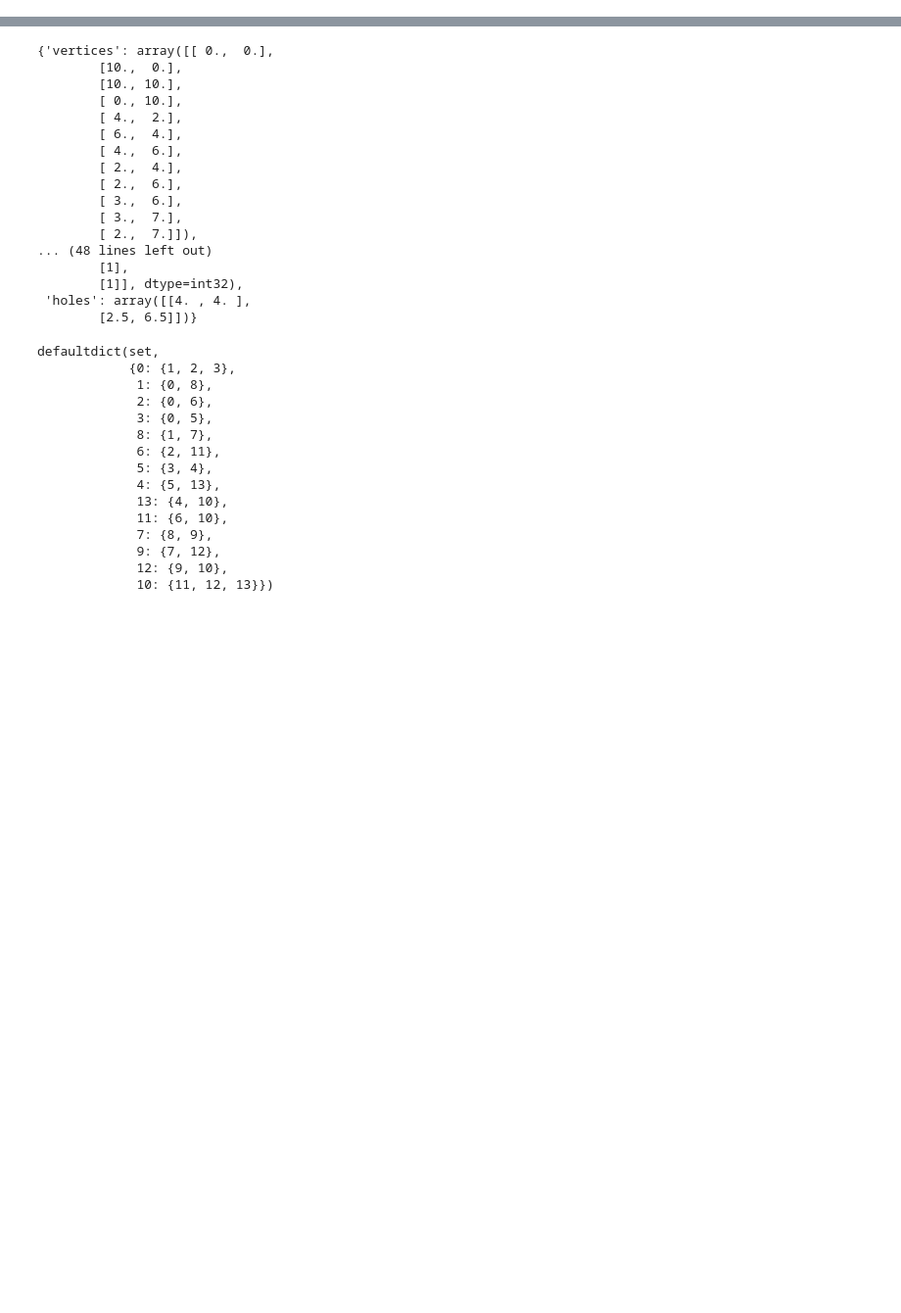
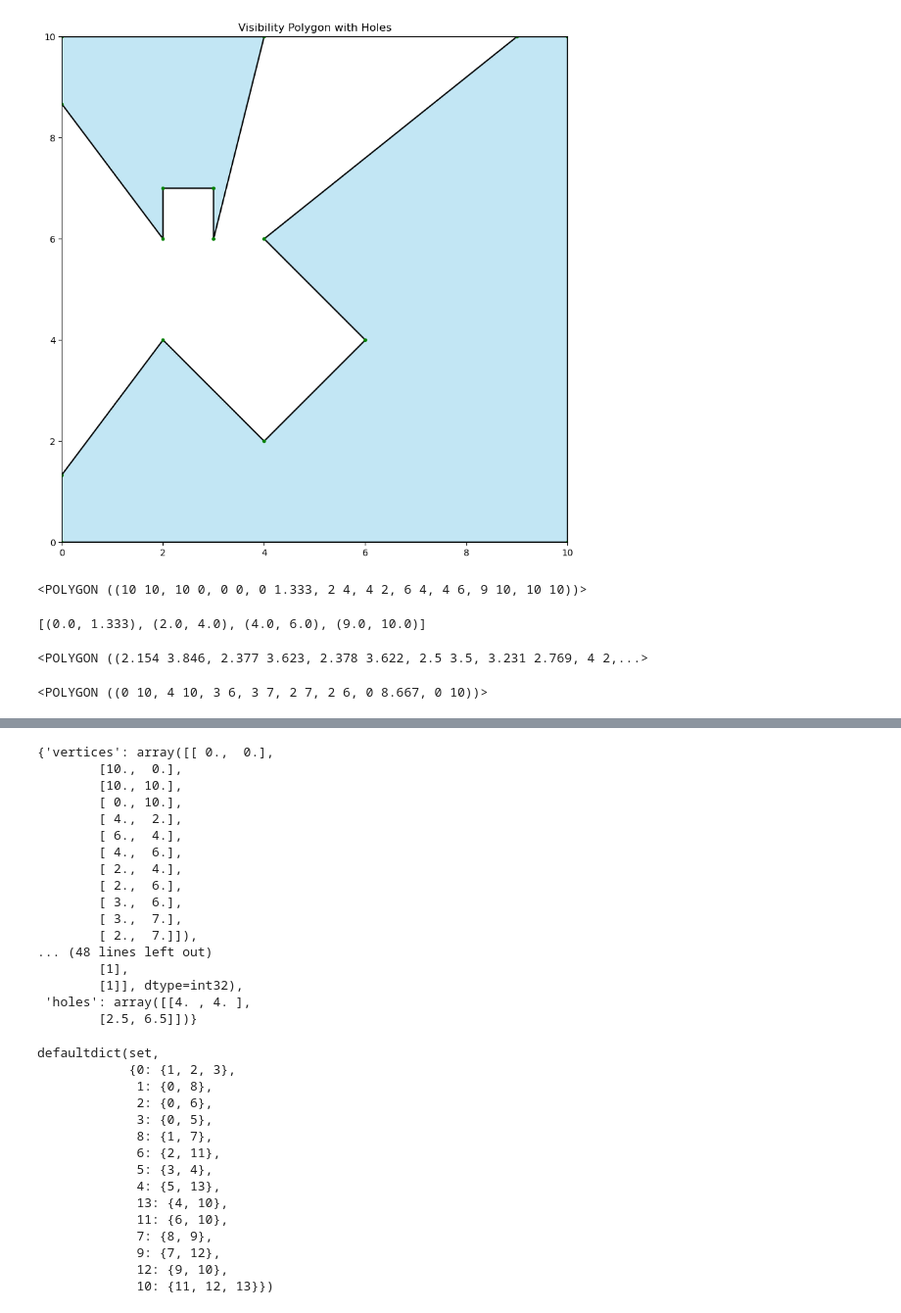
Before and after one commit to AlienHunterD/PathFindingDemo, a Jupyter notebook: MinimumPathFinding.ipynb, the cells around one changed output, grey strips where cells are left out. Shown at 98% size. Saved outputs shown, nothing was run; the diff lists cells and outputs as text; code cells hidden in the pictures; blank space fills up the shorter version.

```diff
--- a/MinimumPathFinding.ipynb
+++ b/MinimumPathFinding.ipynb
@@ -73,0 +162,32 @@ plt.show()
+# %%
+unvisited_polygon = polygon - vis_polygon
+# %%
+# Plotting
+fig, ax = plt.subplots(figsize=(10, 10))
+
+for poly in unvisited_polygon.geoms:
+    ox, oy = zip(*poly.exterior.coords)
+    ax.plot(ox, oy, 'k-', label='Outer Boundary')
+
+    for interior in poly.interiors:
+        hx, hy = zip(*interior.coords)
+        ax.plot(hx, hy, 'k-', label='Hole')
+        ax.plot(hx, hy, 'b.', label='Vertices')
+
+    vx, vy = zip(*poly.exterior.coords)
+    ax.plot(vx,vy, 'g.')
+    ax.fill(vx, vy, color='skyblue', alpha=0.5, label='Visibility')
+
+ax.set_xlim(0, 10)
+ax.set_ylim(0, 10)
+ax.set_aspect('equal')
+plt.title("Visibility Polygon with Holes")
+#plt.legend()
+plt.show()
+# %% [output]
+[figure, added]
+# %%
+poly0 = unvisited_polygon.geoms[0]
+poly0
+# %% [output]
+<POLYGON ((10 10, 10 0, 0 0, 0 1.333, 2 4, 4 2, 6 4, 4 6, 9 10, 10 10))>
@@ -73,0 +199,19 @@ plt.show()
+# %%
+windows0
+# %% [output]
+[(0.0, 1.333), (2.0, 4.0), (4.0, 6.0), (9.0, 10.0)]
+# %%
+new_vis_poly = Polygon()
+for vis_point in windows0:
+    new_vis_points = cast_rays_with_holes(poly0, vis_point)
+    temp_poly = Polygon(new_vis_points)
+    new_vis_poly = new_vis_poly.union(temp_poly)
+
+new_vis_poly
+# %% [output]
+<POLYGON ((2.154 3.846, 2.377 3.623, 2.378 3.622, 2.5 3.5, 3.231 2.769, 4 2,...>
+# %%
+poly1 = unvisited_polygon.geoms[1]
+poly1
+# %% [output]
+<POLYGON ((0 10, 4 10, 3 6, 3 7, 2 7, 2 6, 0 8.667, 0 10))>
```
Also changed, not shown: parts of 17 cells of this notebook, 2 other files.
